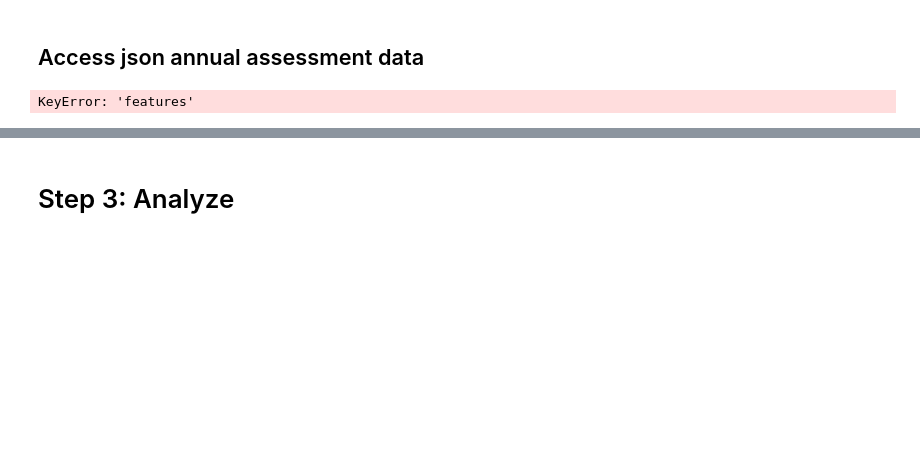
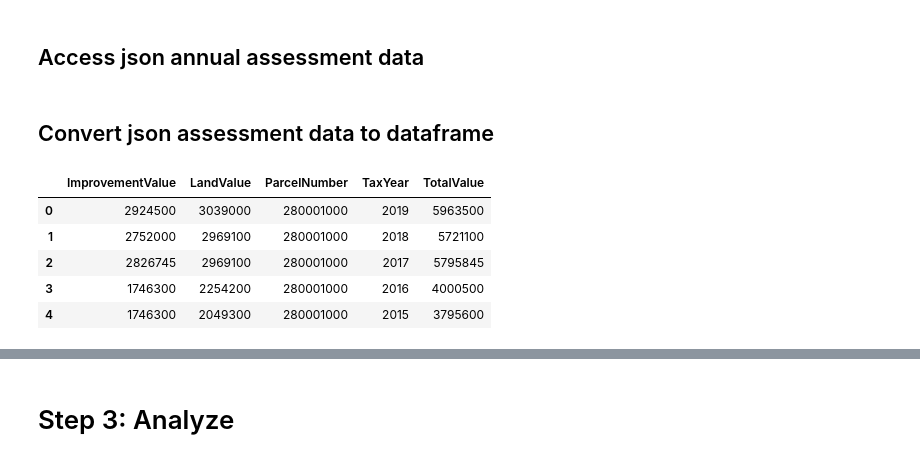
Before and after one commit to strmwtr/downtown_assessments, a Jupyter notebook: Downtown Assessments-Copy1.ipynb, the cells around one changed output, grey strips where cells are left out. Drawn from its saved outputs; the diff is of its cells as text; code cells hidden in the pictures; blank space fills up the shorter version.

```diff
--- a/Downtown Assessments-Copy1.ipynb
+++ b/Downtown Assessments-Copy1.ipynb
@@ -61,12 +70,20 @@ assessment_url = f"https://gisweb.charlottesville.org/arcgis/rest/services/OpenD
 assessment_request = requests.get(assessment_url)
 
 d1 = assessment_request.json()
+# %% [markdown]
+## Convert json assessment data to dataframe
 # %%
 # Create data series based on features and combine data frames into a single df
 df1 = pd.DataFrame(d1['features'])
 # Create a single data frame based on combined series data
 assessments = pd.DataFrame([x for x in df1['attributes']], dtype = 'object')
 assessments = assessments.astype({'TaxYear': 'int64', 'ImprovementValue': 'int64','LandValue': 'int64','TotalValue': 'int64', 'ParcelNumber': 'str'})
+assessments.head()
 # %% [output]
-KeyError: 'features'
+|  | ImprovementValue | LandValue | ParcelNumber | TaxYear | TotalValue |
+| 0 | 2924500 | 3039000 | 280001000 | 2019 | 5963500 |
+| 1 | 2752000 | 2969100 | 280001000 | 2018 | 5721100 |
+| 2 | 2826745 | 2969100 | 280001000 | 2017 | 5795845 |
+| 3 | 1746300 | 2254200 | 280001000 | 2016 | 4000500 |
+| 4 | 1746300 | 2049300 | 280001000 | 2015 | 3795600 |
 # %% [markdown]
```
Also changed, not shown: parts of 11 cells of this notebook.
